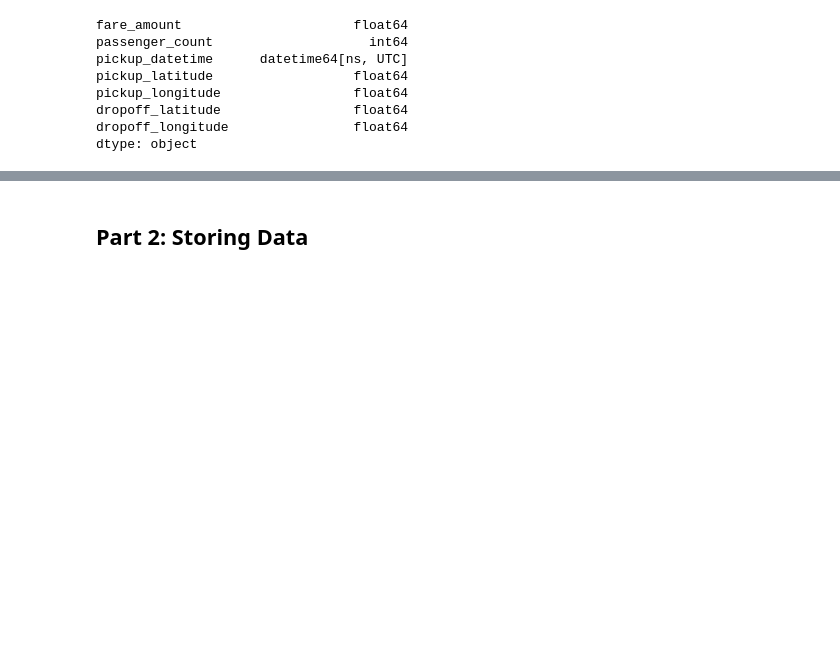
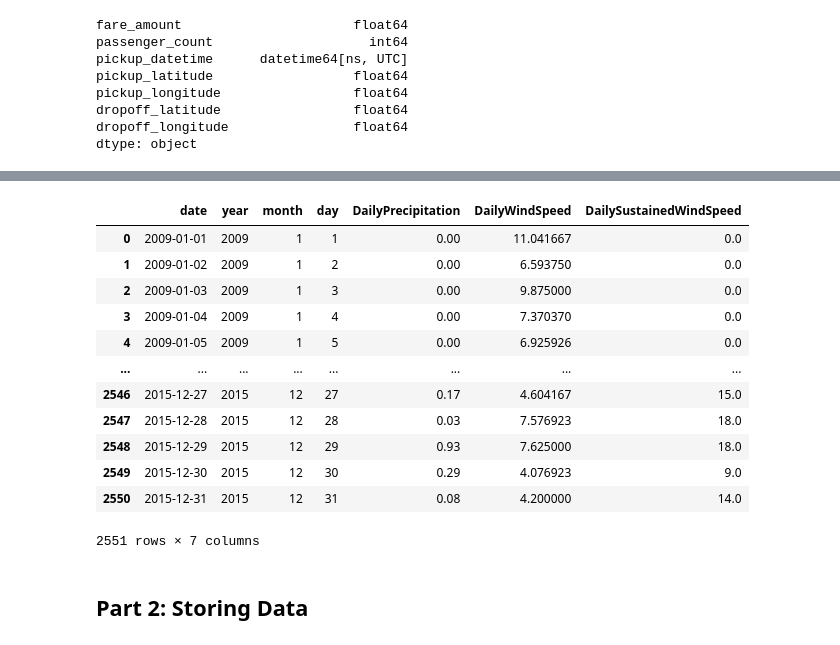
Before and after one commit to wangyf99/final-project, a Jupyter notebook: Group_project.ipynb, the cells around one changed output, grey strips where cells are left out. Saved outputs shown, nothing was run; the diff lists cells and outputs as text; code cells hidden in the pictures; blank space fills up the shorter version.

```diff
--- a/Group_project.ipynb
+++ b/Group_project.ipynb
@@ -539,3 +592,33 @@ According to the shapefile "taxi_zones.shp" above, the highest objectID, which i
+# %%
+def myfun(x):
+    daily_precipitation = x['HourlyPrecipitation'].sum()
+    daily_wind_speed = x['HourlyWindSpeed'].mean()
+    year = x['year'].iloc[0]
+    month = x['month'].iloc[0]
+    day = x['day'].iloc[0]
+    dailysustained_wind_speed = x['DailySustainedWindSpeed'].max()
+    return pd.DataFrame([[year, month,day,daily_precipitation, daily_wind_speed, dailysustained_wind_speed]],
+                        columns=['year', 'month','day','DailyPrecipitation', 'DailyWindSpeed', 'DailySustainedWindSpeed'])
+
+daily = data.groupby(['date']).apply(myfun)
+
+daily = daily.reset_index().rename(columns={'level_1': 'index'})[['date', 'year', 'month','day', 'DailyPrecipitation', 'DailyWindSpeed','DailySustainedWindSpeed']]
+# %%
+daily
+# %% [output]
+|  | date | year | month | day | DailyPrecipitation | DailyWindSpeed | DailySustainedWindSpeed |
+| 0 | 2009-01-01 | 2009 | 1 | 1 | 0.00 | 11.041667 | 0.0 |
+| 1 | 2009-01-02 | 2009 | 1 | 2 | 0.00 | 6.593750 | 0.0 |
+| 2 | 2009-01-03 | 2009 | 1 | 3 | 0.00 | 9.875000 | 0.0 |
+| 3 | 2009-01-04 | 2009 | 1 | 4 | 0.00 | 7.370370 | 0.0 |
+| 4 | 2009-01-05 | 2009 | 1 | 5 | 0.00 | 6.925926 | 0.0 |
+| ... | ... | ... | ... | ... | ... | ... | ... |
+| 2546 | 2015-12-27 | 2015 | 12 | 27 | 0.17 | 4.604167 | 15.0 |
+| 2547 | 2015-12-28 | 2015 | 12 | 28 | 0.03 | 7.576923 | 18.0 |
+| 2548 | 2015-12-29 | 2015 | 12 | 29 | 0.93 | 7.625000 | 18.0 |
+| 2549 | 2015-12-30 | 2015 | 12 | 30 | 0.29 | 4.076923 | 9.0 |
+| 2550 | 2015-12-31 | 2015 | 12 | 31 | 0.08 | 4.200000 | 14.0 |
+2551 rows × 7 columns
 # %% [markdown]
 ## Part 2: Storing Data
 # %%
```
Also changed, not shown: parts of 20 cells of this notebook.
